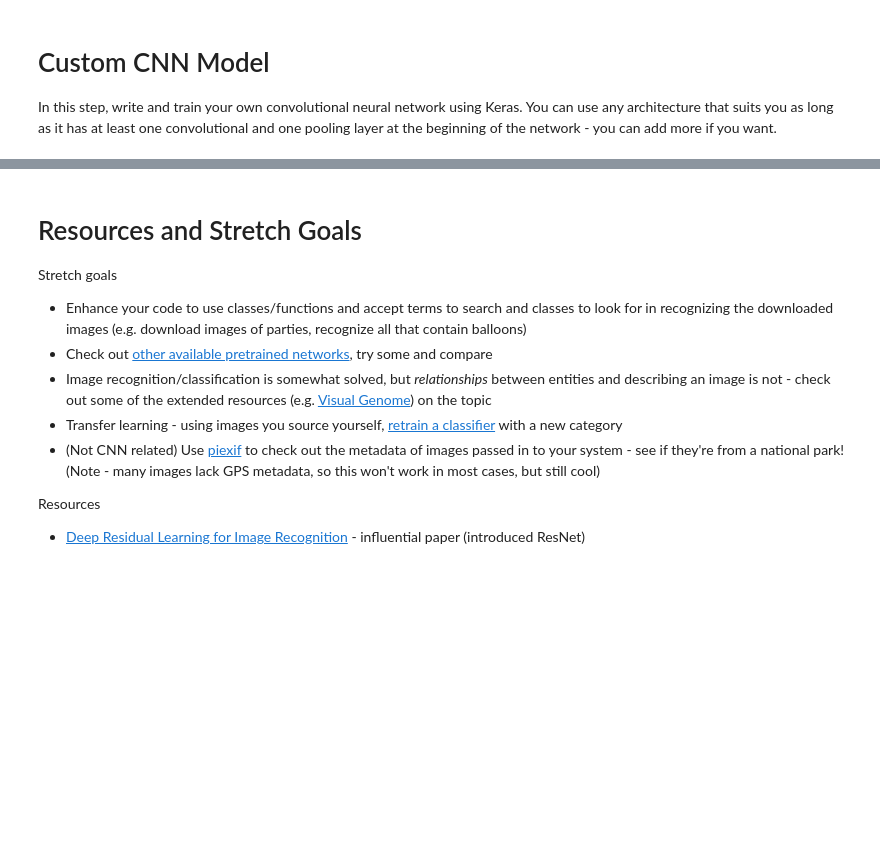
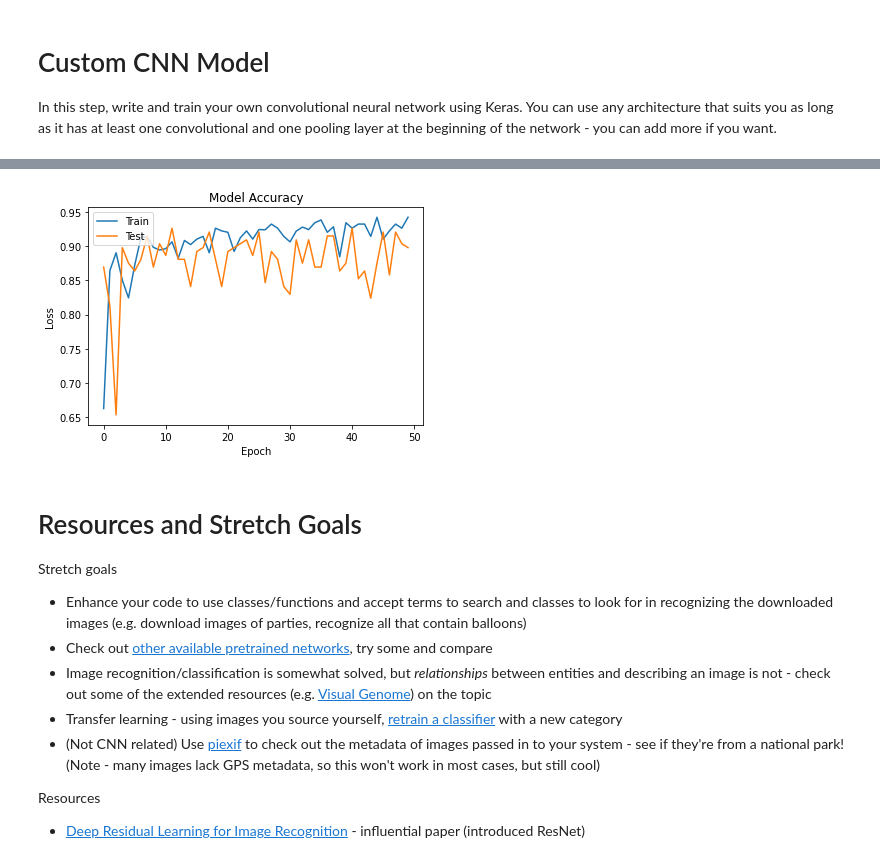
Before and after one commit to bloominstituteoftechnology/DS-Unit-4-Sprint-3-Deep-Learning, a Jupyter notebook: module2-convolutional-neural-networks/LS_DS_432_Convolution_Neural_Networks_Assignment.ipynb, the cells around one changed output, grey strips where cells are left out. Cells and saved outputs as stored; diff of their text form; code cells hidden in the pictures; blank space fills up the shorter version.

```diff
--- a/module2-convolutional-neural-networks/LS_DS_432_Convolution_Neural_Networks_Assignment.ipynb
+++ b/module2-convolutional-neural-networks/LS_DS_432_Convolution_Neural_Networks_Assignment.ipynb
@@ -72,0 +125,5 @@ Check out out [`skimage`](https://scikit-image.org/) for useful functions relate
+# %%
+batch_size = 16
+epochs = 50
+IMG_HEIGHT = 224
+IMG_WIDTH = 224
@@ -140,0 +356,15 @@ To simulate an increase in a sample of image, you can apply image manipulation t
+# %%
+# Define the Model
+
+model = Sequential([
+    Conv2D(224, (3,3), activation='relu', input_shape=(IMG_HEIGHT, IMG_WIDTH,3)),
+    MaxPooling2D((2,2)),
+    Conv2D(64, (3,3), activation='relu'),
+    MaxPooling2D((2,2)),
+    Conv2D(64, (3,3), activation='relu'),
+    Flatten(),
+    Dense(64, activation='relu'),
+    Dense(1, activation='sigmoid'),
+])
+
+model.summary()
@@ -140,0 +389,12 @@ To simulate an increase in a sample of image, you can apply image manipulation t
+# %%
+model.compile(optimizer='adam',
+              loss="binary_crossentropy",
+              metrics=['accuracy'])
+# %%
+# Fit Model
+
+manipulated = model.fit(train_data_gen,
+                   steps_per_epoch=total_train // batch_size,
+                   epochs=epochs,
+                   validation_data=val_data_gen,
+                   validation_steps=total_val // batch_size)
@@ -141,3 +419,14 @@ To simulate an increase in a sample of image, you can apply image manipulation t
+# %%
+# Plot training & validation accuracy values
+plt.plot(manipulated.history['accuracy'])
+plt.plot(manipulated.history['val_accuracy'])
+plt.title('Model Accuracy')
+plt.ylabel('Loss')
+plt.xlabel('Epoch')
+plt.legend(['Train', 'Test'], loc='upper left')
+plt.show();
+# %% [output]
+[figure, added]
 # %% [markdown]
 # Resources and Stretch Goals
 
```
Also changed, not shown: parts of 34 cells of this notebook.
